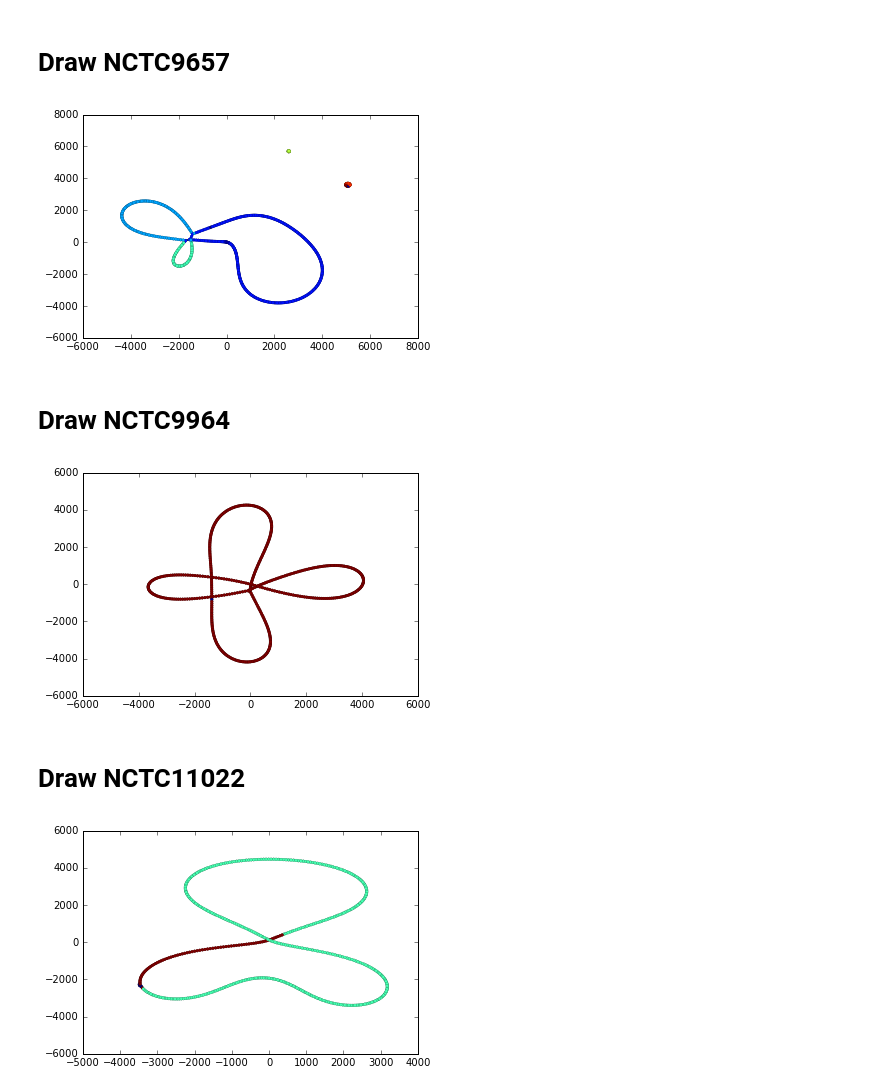
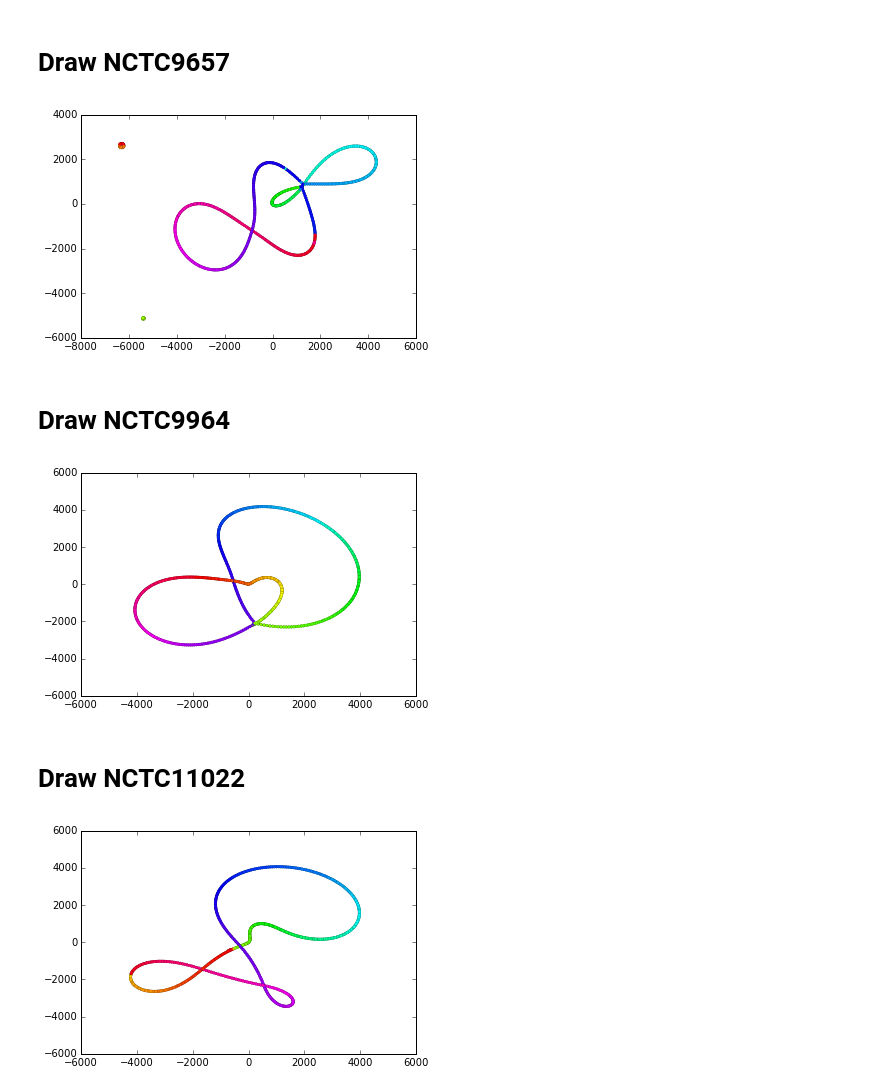
Before and after one commit to HingeAssembler/HINGE-analyses, a Jupyter notebook: HINGE_pipeline_NCTC.ipynb, the cells around one changed output. Saved outputs shown, nothing was run; the diff lists cells and outputs as text; code cells hidden in the pictures.

Commit message:
changed color scheme

```diff
--- a/HINGE_pipeline_NCTC.ipynb
+++ b/HINGE_pipeline_NCTC.ipynb
@@ -53,18 +78,10 @@ l9657 = forceatlas2.forceatlas2_networkx_layout(G9657, pos, niter=10000)
 # %%
-%matplotlib inline
-
-color_map9657 = {}
-for x in G9657.nodes():
-
-    try:
-        color_map9657[x] = H9657.node[x.lstrip('B')]['chr']*50
-    except:
-        color_map9657[x] = 11.3
-values9657 = [color_map9657.get(node, 0.25) for node in G9657.nodes()]
-nx.draw_networkx(G9657, l9657, with_labels=False, node_color=values9657, node_size=8,linewidths=0.1)
+color_max = max(color_map9657.values())
+values9657 = [color_max - color_map9657.get(node, 1) for node in G9657.nodes()]
+nx.draw_networkx(G9657, l9657, with_labels=False, node_color=values9657,cmap = 'hsv',vmin = 0,vmax = color_max, node_size=8,linewidths=0.1)
 plt.show()
 # %% [output]
-[figure, old version]
+[figure, new version]
 # %% [markdown]
 # Draw NCTC9964
 # %%
@@ -75,16 +117,10 @@ l9964 = forceatlas2.forceatlas2_networkx_layout(G9964, pos, niter=10000)
 # %%
-color_map9964 = {}
-for x in G9964.nodes():
-
-    try:
-        color_map9964[x] = H9964.node[x.lstrip('B')]['chr']*50
-    except:
-        color_map9964[x] = 11.3
-values9964 = [color_map9964.get(node, 0.25) for node in G9964.nodes()]
-nx.draw_networkx(G9964, l9964, with_labels=False, node_color=values9964, node_size=8,linewidths=0.1)
+color_max = max(color_map9964.values())
+values9964 = [color_max - color_map9964.get(node, 1) for node in G9964.nodes()]
+nx.draw_networkx(G9964, l9964, with_labels=False, node_color=values9964,cmap = 'hsv',vmin = 0,vmax = color_max, node_size=8,linewidths=0.1)
 plt.show()
 # %% [output]
-[figure, old version]
+[figure, new version]
 # %% [markdown]
 # Draw NCTC11022
 # %%
@@ -92,16 +128,35 @@ H11022 = nx.read_graphml('data/NCTC11022/NCTC11022A.G2c.graphml')
 G11022 = H11022.to_undirected()
 pos = { i : (random.random(), random.random()) for i in G11022.nodes()}
 l11022 = forceatlas2.forceatlas2_networkx_layout(G11022, pos, niter=10000)
+# %%
+# We use the alignment information to the hgap contigs to color the nodes
+
+max_chr = 1
+for x in H11022.nodes():
+    try:
+        max_chr = max(max_chr,H11022.node[x.lstrip('B')]['chr'])
+    except:
+        pass
+chr_lengths = [0]*max_chr
+for x in H11022.nodes():
+        try:
+            chr_num = H11022.node[x.lstrip('B')]['chr']
+            chr_lengths[chr_num-1] = max(chr_lengths[chr_num-1],H11022.node[x.lstrip('B')]['aln_end'])
+        except:
+            pass
+
+color_map11022 = {}
+for x in H11022.nodes():
+    try:
+        chr_num = H11022.node[x.lstrip('B')]['chr']
+        color_map11022[x] = sum(chr_lengths[0:chr_num-1]) + (chr_num-1)*600000 + H11022.node[x.lstrip('B')]['aln_end']
+
+    except:
+        color_map11022[x] = 5
 # %%
-color_map11022 = {}
-for x in G11022.nodes():
-
-    try:
-        color_map11022[x] = H11022.node[x.lstrip('B')]['chr']*50
-    except:
-        color_map11022[x] = 11.3
-values11022 = [color_map11022.get(node, 0.25) for node in G11022.nodes()]
-nx.draw_networkx(G11022, l11022, with_labels=False, node_color=values11022, node_size=8,linewidths=0.1)
+color_max = max(color_map11022.values())
+values11022 = [color_max - color_map11022.get(node, 1) for node in G11022.nodes()]
+nx.draw_networkx(G11022, l11022, with_labels=False, node_color=values11022,cmap = 'hsv',vmin = 0,vmax = color_max, node_size=8,linewidths=0.1)
 plt.show()
 # %% [output]
-[figure, old version]
+[figure, new version]
```
Also changed, not shown: parts of 2 cells of this notebook.
